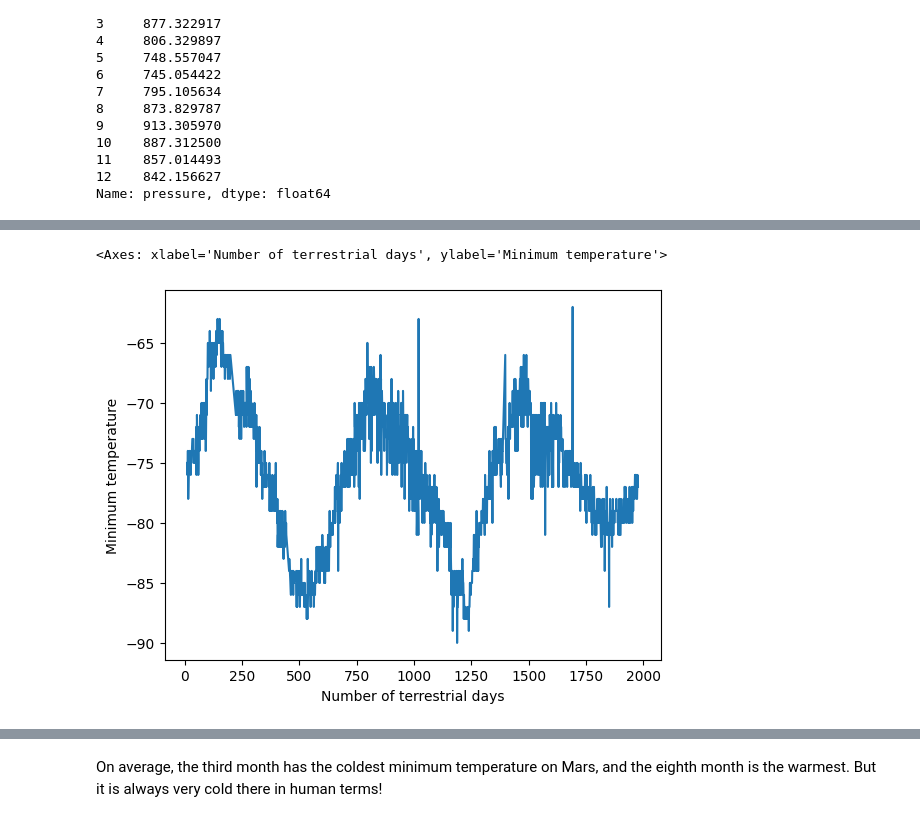
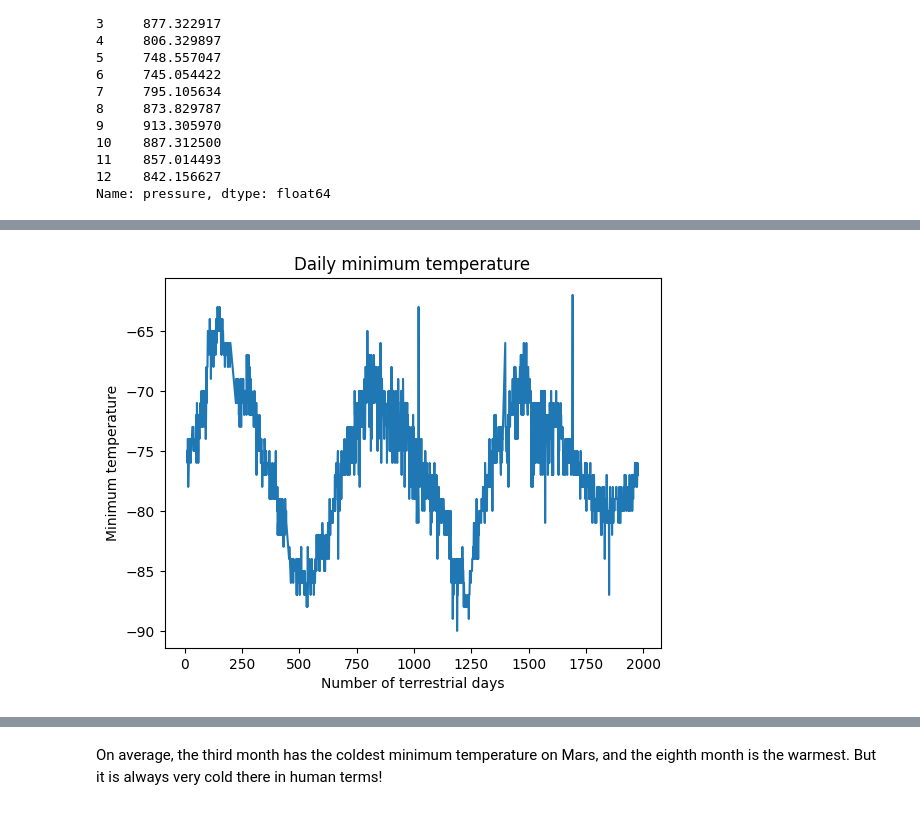
Before and after one commit to NataliaLGdelRey/Mars_Challenge, a Jupyter notebook: Instructions/Starter_Code/part_2_mars_weather.ipynb, the cells around one changed output, grey strips where cells are left out. Drawn from its saved outputs; the diff is of its cells as text; code cells hidden in the pictures.

```diff
--- a/Instructions/Starter_Code/part_2_mars_weather.ipynb
+++ b/Instructions/Starter_Code/part_2_mars_weather.ipynb
@@ -319,6 +298,7 @@ Text(0, 0.5, 'Atmospheric Pressure')
 # %%
 # 5. How many terrestrial (earth) days are there in a Martian year?
 mars_facts_df.plot(x='sol', y='min_temp', xlabel = 'Number of terrestrial days', ylabel = "Minimum temperature", legend=False)
+plt.title('Daily minimum temperature')
+plt.show()
 # %% [output]
-<Axes: xlabel='Number of terrestrial days', ylabel='Minimum temperature'>
-[figure, old version]
+[figure, new version]
```
Also changed, not shown: parts of 7 cells of this notebook, 3 other files.
